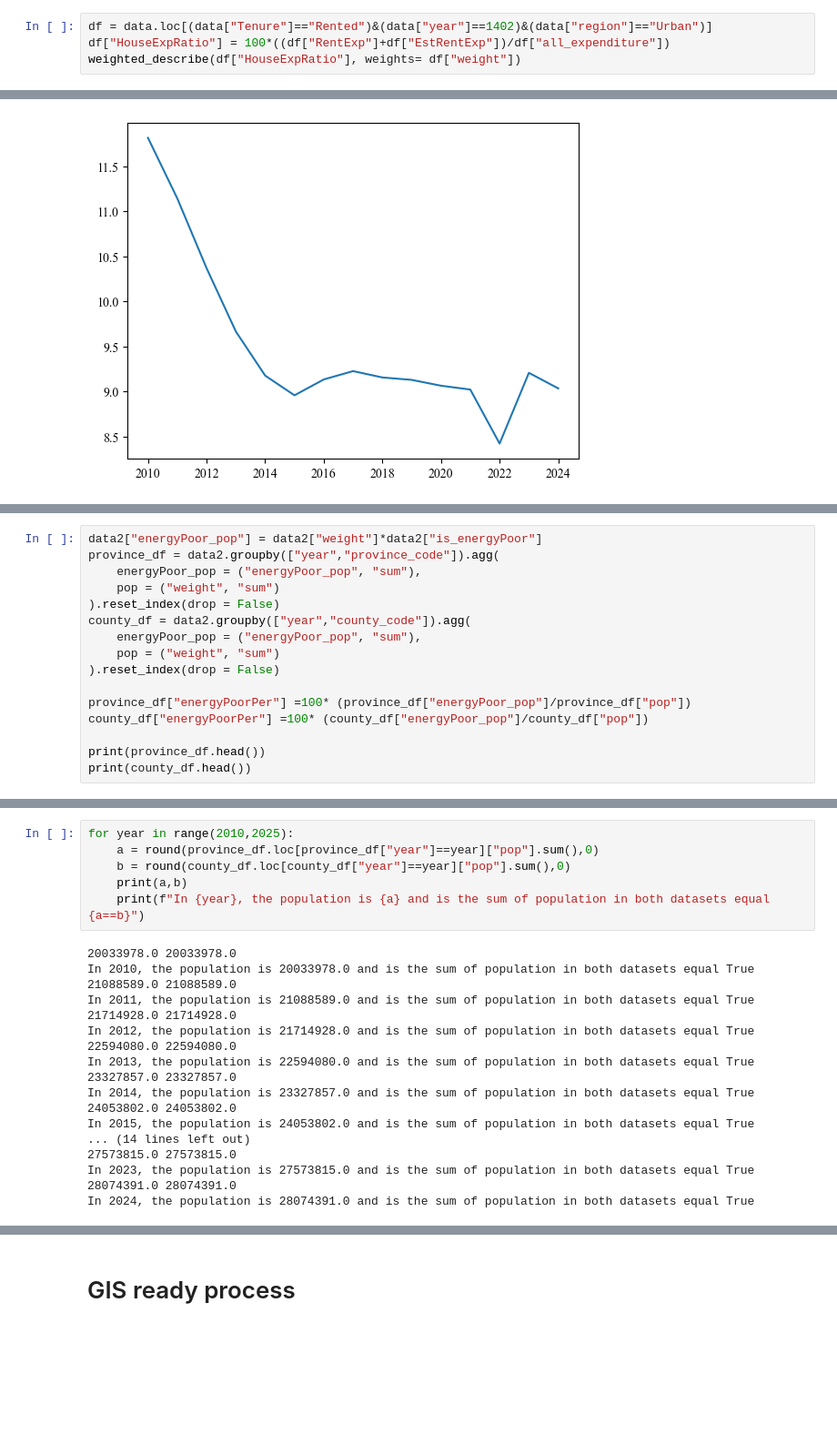
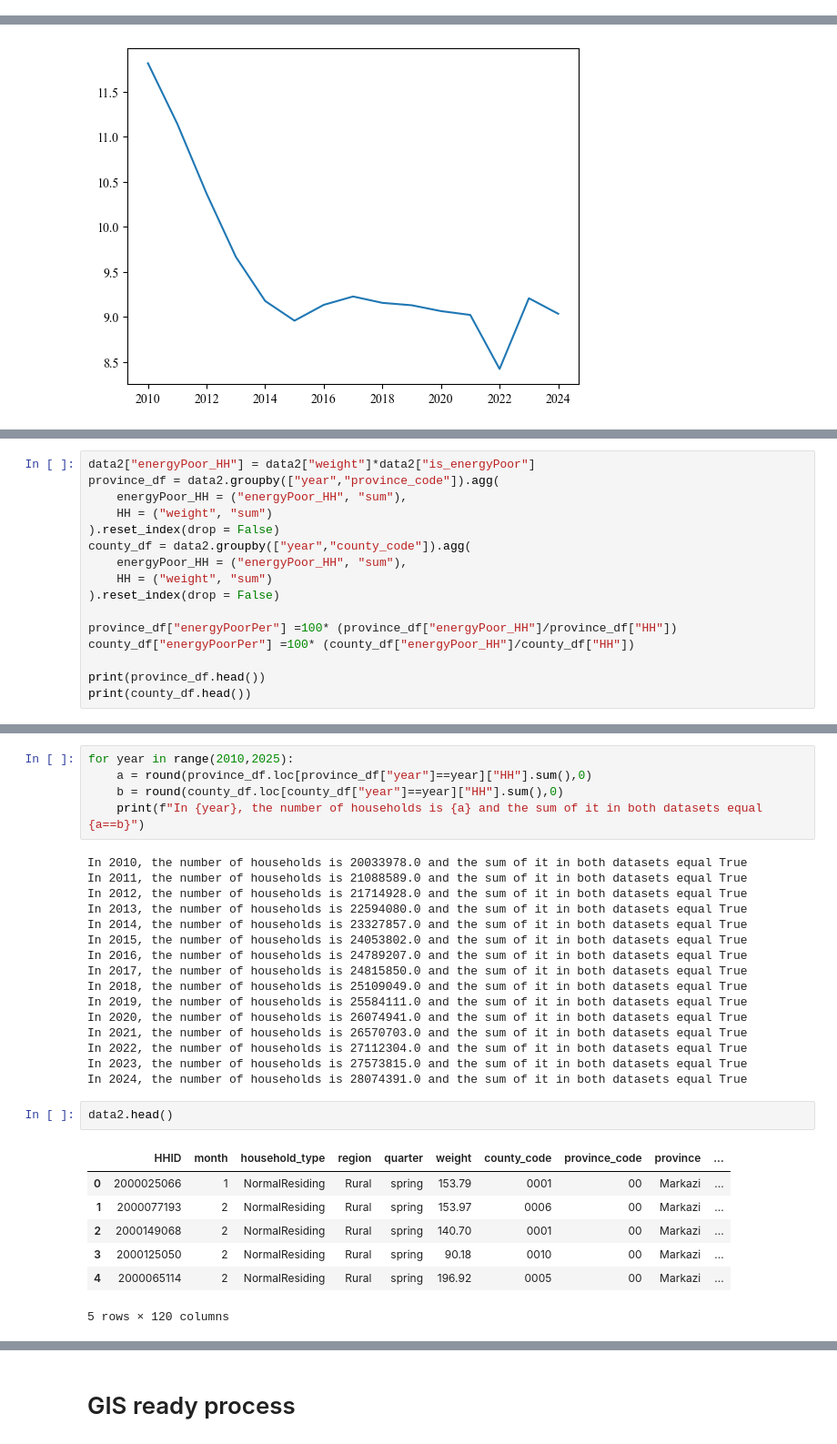
Before and after one commit to sinanarimani/energy-poverty, a Jupyter notebook: evaluation.ipynb, the cells around one changed output, grey strips where cells are left out. Shown at 91% size. Cells and saved outputs as stored; diff of their text form; blank space fills up the shorter version.

```diff
--- a/evaluation.ipynb
+++ b/evaluation.ipynb
@@ -172,7 +170,3 @@ def weighted_describe(values, weights):
         "75%": round(q75,2),
         "max": round(max_val,2)
     })
-# %%
-df = data.loc[(data["Tenure"]=="Rented")&(data["year"]==1402)&(data["region"]=="Urban")]
-df["HouseExpRatio"] = 100*((df["RentExp"]+df["EstRentExp"])/df["all_expenditure"])
-weighted_describe(df["HouseExpRatio"], weights= df["weight"])
@@ -1366,16 +1314,16 @@ for year in range(2010, 2025):
 # %%
-data2["energyPoor_pop"] = data2["weight"]*data2["is_energyPoor"]
+data2["energyPoor_HH"] = data2["weight"]*data2["is_energyPoor"]
 province_df = data2.groupby(["year","province_code"]).agg(
-    energyPoor_pop = ("energyPoor_pop", "sum"),
-    pop = ("weight", "sum")
+    energyPoor_HH = ("energyPoor_HH", "sum"),
+    HH = ("weight", "sum")
 ).reset_index(drop = False)
 county_df = data2.groupby(["year","county_code"]).agg(
-    energyPoor_pop = ("energyPoor_pop", "sum"),
-    pop = ("weight", "sum")
+    energyPoor_HH = ("energyPoor_HH", "sum"),
+    HH = ("weight", "sum")
 ).reset_index(drop = False)
 
-province_df["energyPoorPer"] =100* (province_df["energyPoor_pop"]/province_df["pop"])
-county_df["energyPoorPer"] =100* (county_df["energyPoor_pop"]/county_df["pop"])
+province_df["energyPoorPer"] =100* (province_df["energyPoor_HH"]/province_df["HH"])
+county_df["energyPoorPer"] =100* (county_df["energyPoor_HH"]/county_df["HH"])
 
 print(province_df.head())
 print(county_df.head())
@@ -1395,24 +1343,31 @@ print(county_df.head())
 # %%
 for year in range(2010,2025):
-    a = round(province_df.loc[province_df["year"]==year]["pop"].sum(),0)
-    b = round(county_df.loc[county_df["year"]==year]["pop"].sum(),0)
-    print(a,b)
-    print(f"In {year}, the population is {a} and is the sum of population in both datasets equal {a==b}")
+    a = round(province_df.loc[province_df["year"]==year]["HH"].sum(),0)
+    b = round(county_df.loc[county_df["year"]==year]["HH"].sum(),0)
+    print(f"In {year}, the number of households is {a} and the sum of it in both datasets equal {a==b}")
 # %% [output]
-20033978.0 20033978.0
-In 2010, the population is 20033978.0 and is the sum of population in both datasets equal True
-21088589.0 21088589.0
-In 2011, the population is 21088589.0 and is the sum of population in both datasets equal True
-21714928.0 21714928.0
-In 2012, the population is 21714928.0 and is the sum of population in both datasets equal True
-22594080.0 22594080.0
-In 2013, the population is 22594080.0 and is the sum of population in both datasets equal True
-23327857.0 23327857.0
-In 2014, the population is 23327857.0 and is the sum of population in both datasets equal True
-24053802.0 24053802.0
-In 2015, the population is 24053802.0 and is the sum of population in both datasets equal True
-... (14 lines left out)
-27573815.0 27573815.0
-In 2023, the population is 27573815.0 and is the sum of population in both datasets equal True
-28074391.0 28074391.0
-In 2024, the population is 28074391.0 and is the sum of population in both datasets equal True
+In 2010, the number of households is 20033978.0 and the sum of it in both datasets equal True
+In 2011, the number of households is 21088589.0 and the sum of it in both datasets equal True
+In 2012, the number of households is 21714928.0 and the sum of it in both datasets equal True
+In 2013, the number of households is 22594080.0 and the sum of it in both datasets equal True
+In 2014, the number of households is 23327857.0 and the sum of it in both datasets equal True
+In 2015, the number of households is 24053802.0 and the sum of it in both datasets equal True
+In 2016, the number of households is 24789207.0 and the sum of it in both datasets equal True
+In 2017, the number of households is 24815850.0 and the sum of it in both datasets equal True
+In 2018, the number of households is 25109049.0 and the sum of it in both datasets equal True
+In 2019, the number of households is 25584111.0 and the sum of it in both datasets equal True
+In 2020, the number of households is 26074941.0 and the sum of it in both datasets equal True
+In 2021, the number of households is 26570703.0 and the sum of it in both datasets equal True
+In 2022, the number of households is 27112304.0 and the sum of it in both datasets equal True
+In 2023, the number of households is 27573815.0 and the sum of it in both datasets equal True
+In 2024, the number of households is 28074391.0 and the sum of it in both datasets equal True
+# %%
+data2.head()
+# %% [output]
+|  | HHID | month | household_type | region | quarter | weight | county_code | province_code | province | ... |
+| 0 | 2000025066 | 1 | NormalResiding | Rural | spring | 153.79 | 0001 | 00 | Markazi | ... |
+| 1 | 2000077193 | 2 | NormalResiding | Rural | spring | 153.97 | 0006 | 00 | Markazi | ... |
+| 2 | 2000149068 | 2 | NormalResiding | Rural | spring | 140.70 | 0001 | 00 | Markazi | ... |
+| 3 | 2000125050 | 2 | NormalResiding | Rural | spring | 90.18 | 0010 | 00 | Markazi | ... |
+| 4 | 2000065114 | 2 | NormalResiding | Rural | spring | 196.92 | 0005 | 00 | Markazi | ... |
+5 rows × 120 columns
```
Also changed, not shown: parts of 16 cells of this notebook.
